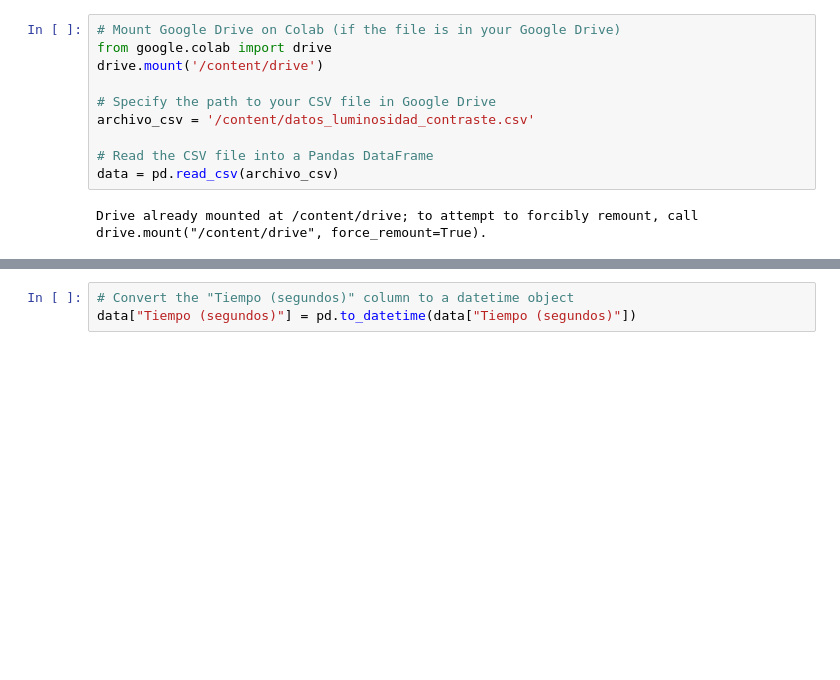
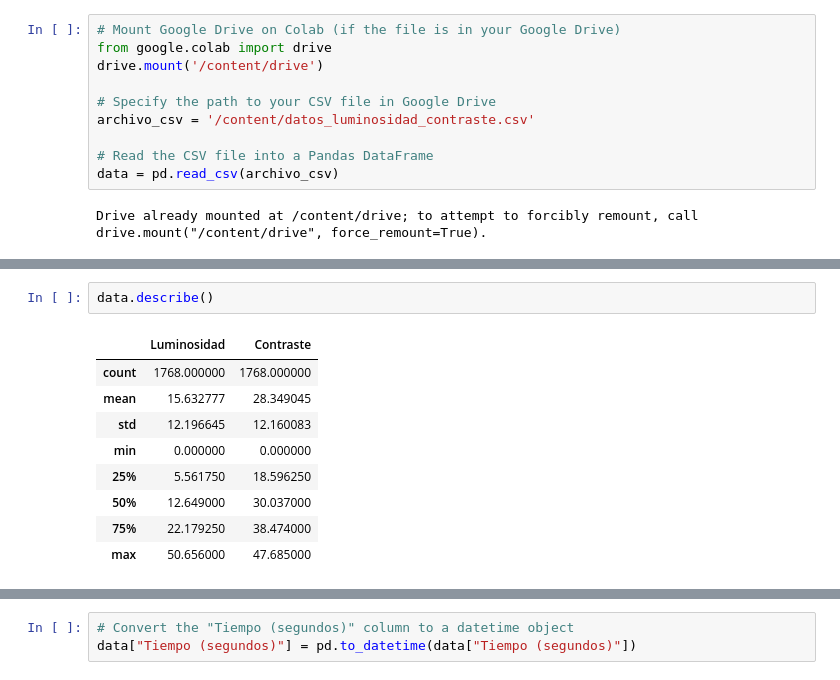
Before and after one commit to Cesarq19/SONICSPACE, a Jupyter notebook: sonficaction data from videos/sonification_videos_data.ipynb, the cells around one changed output, grey strips where cells are left out. Drawn from its saved outputs; the diff is of its cells as text; blank space fills up the shorter version.

```diff
--- a/sonficaction data from videos/sonification_videos_data.ipynb
+++ b/sonficaction data from videos/sonification_videos_data.ipynb
@@ -54,0 +83,12 @@ Drive already mounted at /content/drive; to attempt to forcibly remount, call dr
+# %%
+data.describe()
+# %% [output]
+|  | Luminosidad | Contraste |
+| count | 1768.000000 | 1768.000000 |
+| mean | 15.632777 | 28.349045 |
+| std | 12.196645 | 12.160083 |
+| min | 0.000000 | 0.000000 |
+| 25% | 5.561750 | 18.596250 |
+| 50% | 12.649000 | 30.037000 |
+| 75% | 22.179250 | 38.474000 |
+| max | 50.656000 | 47.685000 |
```
Also changed, not shown: parts of 7 cells of this notebook.
